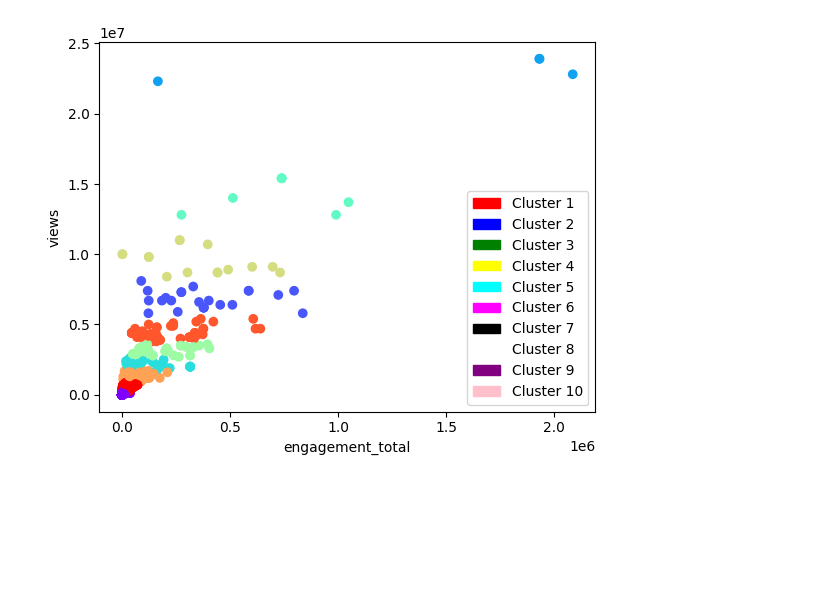
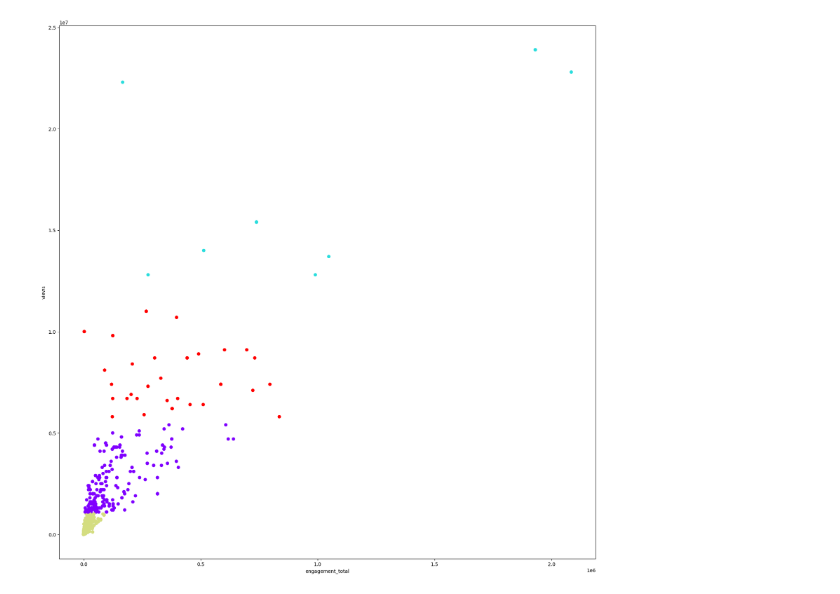
Before and after one commit to jovanshelomo/parpol-clustering, a Jupyter notebook: backend/clustering.ipynb, the cells around one changed output. Saved outputs shown, nothing was run; the diff lists cells and outputs as text; code cells hidden in the pictures; blank space fills up the shorter version.

```diff
--- a/backend/clustering.ipynb
+++ b/backend/clustering.ipynb
@@ -10,3 +10,21 @@ db = mongo_client['tiktokDB']
 collection = db['tiktok']
 collection_cluster = db['tiktok_cluster']
 data = collection.find({})
+# %%
+# get data from mongodb
+
+df = pd.DataFrame(data)
+print(df.head())
+
+# decide the number of clusters using elbow method
+sse = {}
+for k in range(1, 10):
+    kmeans = KMeans(n_clusters=k).fit(df[['views', 'engagement_total']])
+    df["clusters"] = kmeans.labels_
+    sse[k] = kmeans.inertia_  # Inertia: Sum of distances of samples to their closest cluster center
+
+plt.figure()
+plt.plot(list(sse.keys()), list(sse.values()))
+plt.xlabel("Number of cluster")
+plt.ylabel("SSE")
+plt.show()
@@ -13,13 +53,8 @@ data = collection.find({})
 # %%
-# get data from mongodb
-
-df = pd.DataFrame(data)
-print(df.head())
-
-cluster = KMeans(n_clusters=10)
-cluster.fit(df[['views', 'engagement_total']])
+cluster = KMeans(n_clusters=4).fit(df[['views', 'engagement_total']])
 df['cluster'] = cluster.labels_
 # insert to tiktok_cluster
+collection_cluster.delete_many({})
 collection_cluster.insert_many(df.to_dict('records'))
 print(df)
 # %% [output]
@@ -43,25 +78,13 @@ print(df)
-# %%
-# visualization
-import matplotlib.pyplot as plt
-plt.scatter(df['engagement_total'], df['views'], c=cluster.labels_, cmap='rainbow')
-plt.xlabel('engagement_total')
-plt.ylabel('views')
-# legend for cluster label
-import matplotlib.patches as mpatches
-red_patch = mpatches.Patch(color='red', label='Cluster 1')
-blue_patch = mpatches.Patch(color='blue', label='Cluster 2')
-green_patch = mpatches.Patch(color='green', label='Cluster 3')
-yellow_patch = mpatches.Patch(color='yellow', label='Cluster 4')
-cyan_patch = mpatches.Patch(color='cyan', label='Cluster 5')
-magenta_patch = mpatches.Patch(color='magenta', label='Cluster 6')
-black_patch = mpatches.Patch(color='black', label='Cluster 7')
-white_patch = mpatches.Patch(color='white', label='Cluster 8')
-purple_patch = mpatches.Patch(color='purple', label='Cluster 9')
-pink_patch = mpatches.Patch(color='pink', label='Cluster 10')
-plt.legend(handles=[red_patch, blue_patch, green_patch, yellow_patch, cyan_patch, magenta_patch, black_patch, white_patch, purple_patch, pink_patch])
-plt.show()
-# %% [output]
-[figure, removed]
+# %%
+# visualization
+import matplotlib.pyplot as plt
+plt.figure(figsize=(20,20))
+plt.scatter(df['engagement_total'], df['views'], c=cluster.labels_, cmap='rainbow')
+plt.xlabel('engagement_total')
+plt.ylabel('views')
+plt.show()
+# %% [output]
+[figure, added]
 # %%
 import json
 pipeline = [
```
Also changed, not shown: parts of 4 cells of this notebook, 39 other files.
